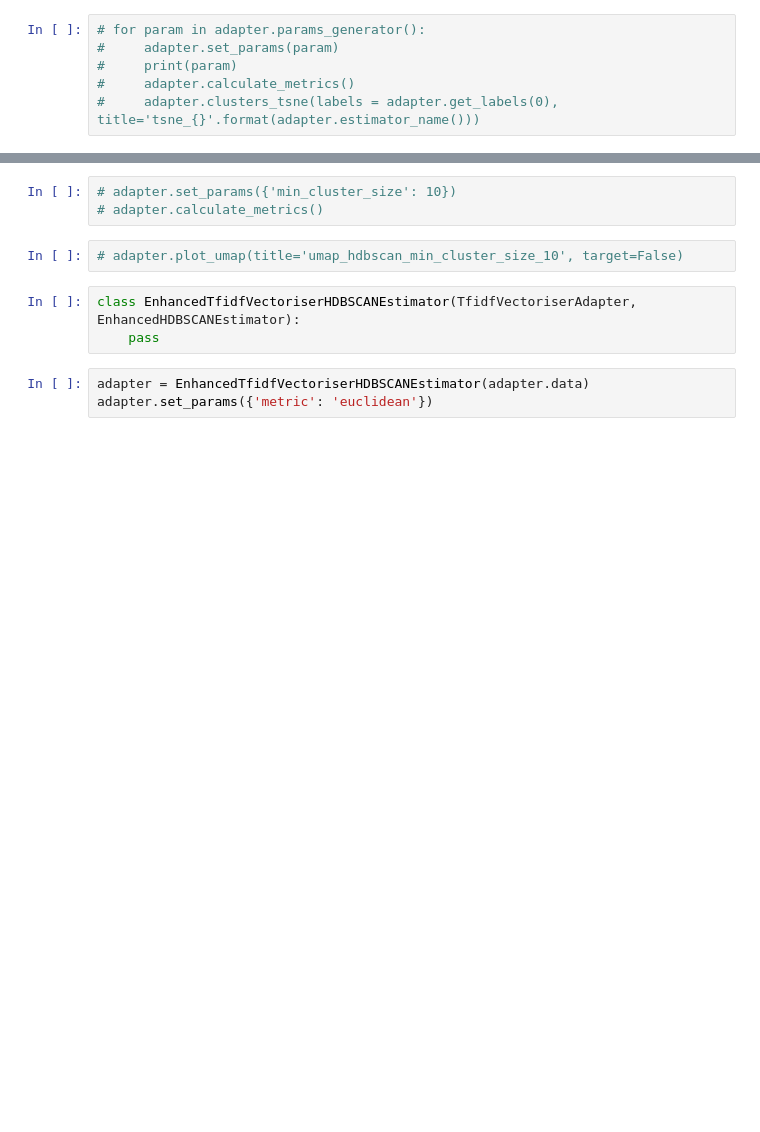
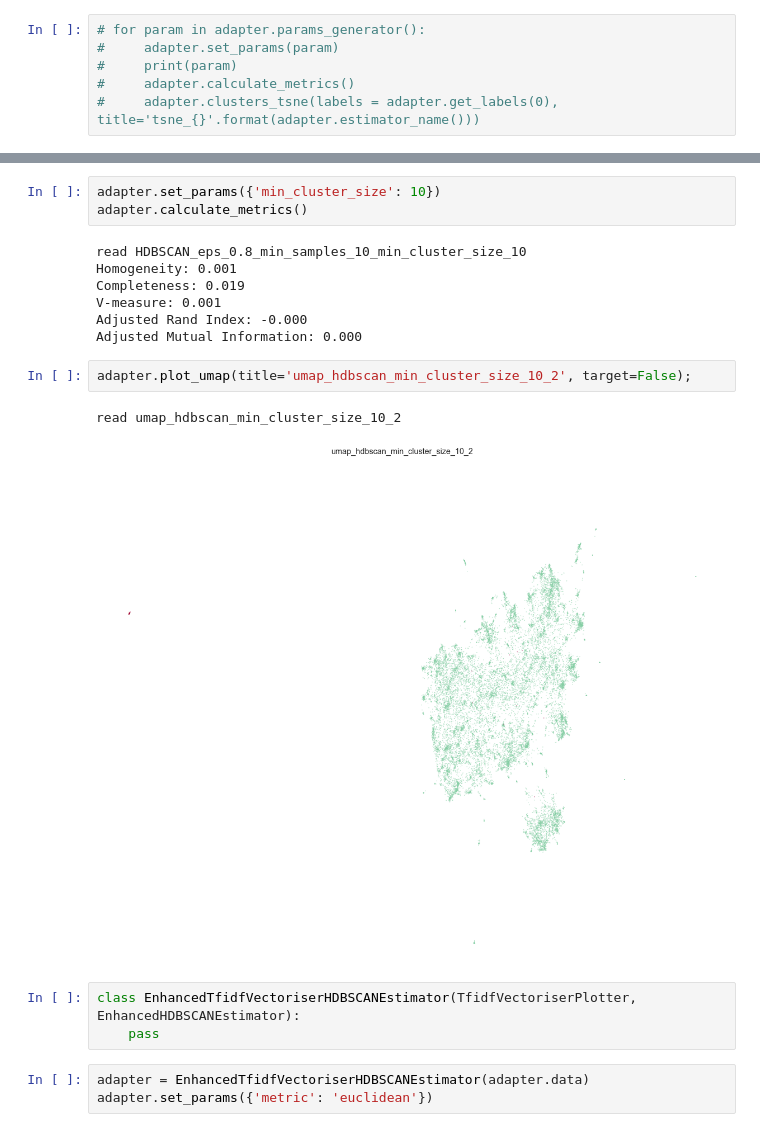
Before and after one commit to GA239/DS_course, a Jupyter notebook: HW6/clustering.ipynb, the cells around one changed output, grey strips where cells are left out. Cells and saved outputs as stored; diff of their text form; blank space fills up the shorter version.

```diff
--- a/HW6/clustering.ipynb
+++ b/HW6/clustering.ipynb
@@ -927,10 +378,20 @@ class TfidfVectoriserHDBSCANEstimator(TfidfVectoriserAdapter, HDBSCANEstimator):
 # %%
-# adapter.set_params({'min_cluster_size': 10})
-# adapter.calculate_metrics()
+adapter.set_params({'min_cluster_size': 10})
+adapter.calculate_metrics()
+# %% [output]
+read HDBSCAN_eps_0.8_min_samples_10_min_cluster_size_10
+Homogeneity: 0.001
+Completeness: 0.019
+V-measure: 0.001
+Adjusted Rand Index: -0.000
+Adjusted Mutual Information: 0.000
 # %%
-# adapter.plot_umap(title='umap_hdbscan_min_cluster_size_10', target=False)
+adapter.plot_umap(title='umap_hdbscan_min_cluster_size_10_2', target=False);
+# %% [output]
+read umap_hdbscan_min_cluster_size_10_2
+[figure, added]
 # %%
-class EnhancedTfidfVectoriserHDBSCANEstimator(TfidfVectoriserAdapter, EnhancedHDBSCANEstimator):
+class EnhancedTfidfVectoriserHDBSCANEstimator(TfidfVectoriserPlotter, EnhancedHDBSCANEstimator):
     pass
 # %%
 adapter = EnhancedTfidfVectoriserHDBSCANEstimator(adapter.data)
```
Also changed, not shown: parts of 102 cells of this notebook, 8 other files.
